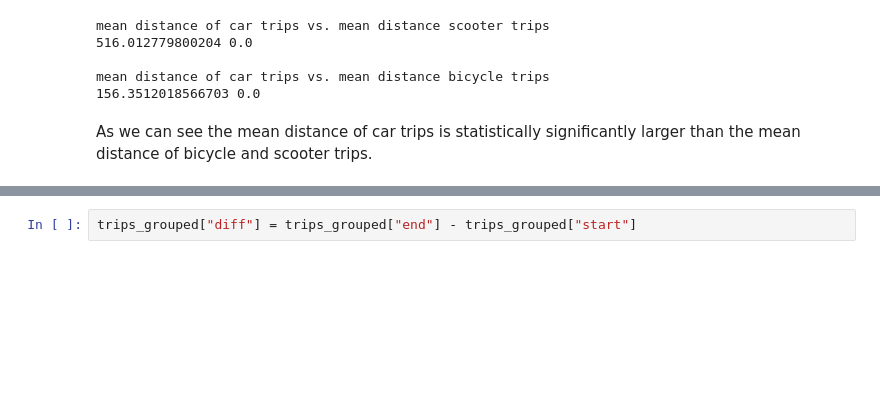
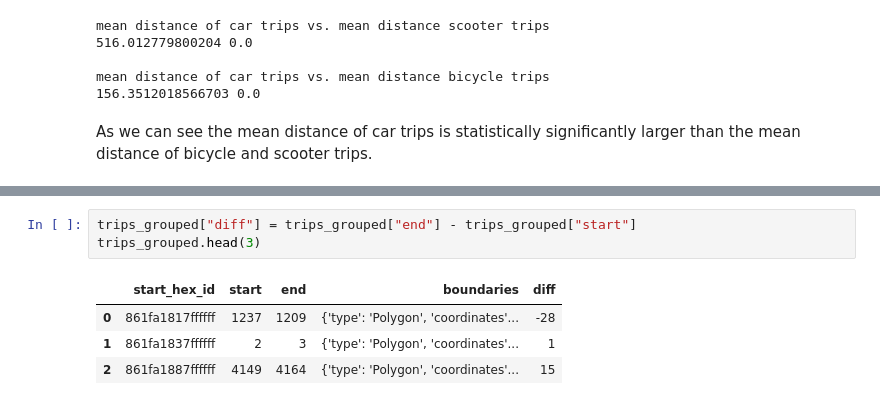
Before and after one commit to mogottsch/vehicle-reposition-2, a Jupyter notebook: src/notebooks/1_descriptive_analysis.ipynb, the cells around one changed output, grey strips where cells are left out. Cells and saved outputs as stored; diff of their text form; blank space fills up the shorter version.

```diff
--- a/src/notebooks/1_descriptive_analysis.ipynb
+++ b/src/notebooks/1_descriptive_analysis.ipynb
@@ -310,5 +333,11 @@ trips_grouped.head(3)
 # %%
 trips_grouped["diff"] = trips_grouped["end"] - trips_grouped["start"]
+trips_grouped.head(3)
+# %% [output]
+|  | start_hex_id | start | end | boundaries | diff |
+| 0 | 861fa1817ffffff | 1237 | 1209 | {'type': 'Polygon', 'coordinates'... | -28 |
+| 1 | 861fa1837ffffff | 2 | 3 | {'type': 'Polygon', 'coordinates'... | 1 |
+| 2 | 861fa1887ffffff | 4149 | 4164 | {'type': 'Polygon', 'coordinates'... | 15 |
 # %%
 dfmap = choropleth_map(
     trips_grouped,
```
Also changed, not shown: parts of 32 cells of this notebook.
